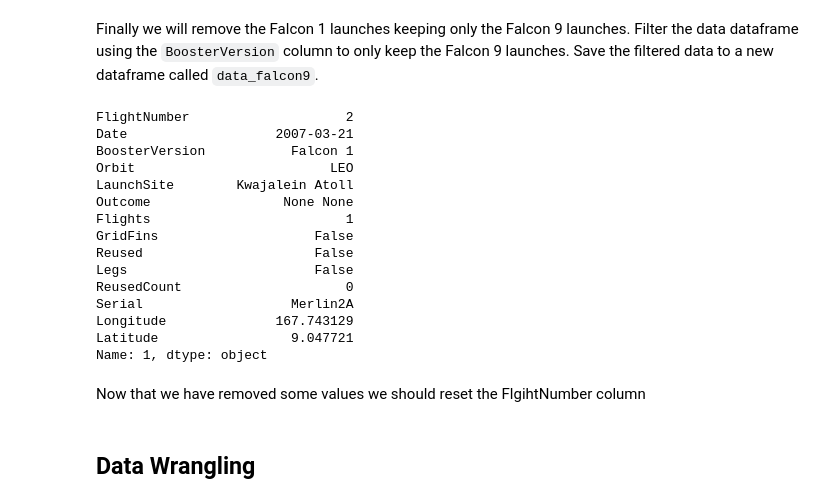
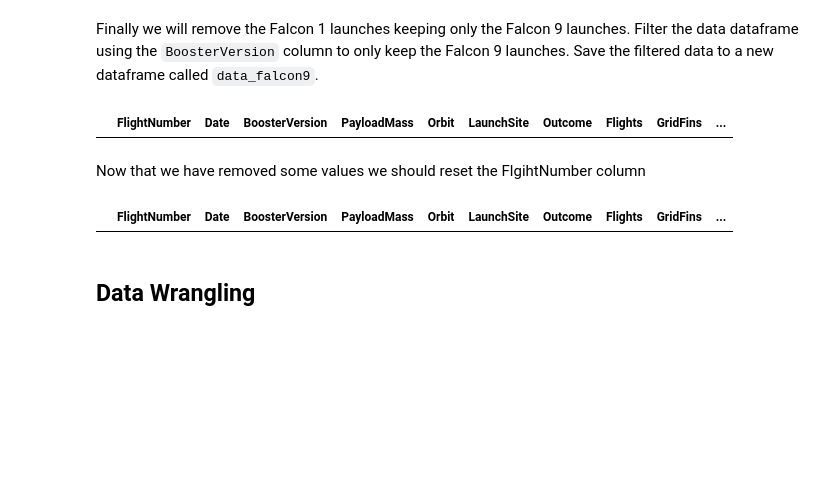
Before and after one commit to HedonisticOpportunist/IBM_Data_Science, a Jupyter notebook: notebooks/jupyter-labs-spacex-data-collection-api.ipynb, the cells around one changed output. Cells and saved outputs as stored; diff of their text form; code cells hidden in the pictures; blank space fills up the shorter version.

```diff
--- a/notebooks/jupyter-labs-spacex-data-collection-api.ipynb
+++ b/notebooks/jupyter-labs-spacex-data-collection-api.ipynb
@@ -276,31 +280,17 @@ revised_df.describe()
 Finally we will remove the Falcon 1 launches keeping only the Falcon 9 launches. Filter the data dataframe using the <code>BoosterVersion</code> column to only keep the Falcon 9 launches. Save the filtered data to a new dataframe called <code>data_falcon9</code>.
 # %%
 # Filter to only display Falcon 9 launches
-data_falcon9 = revised_df['BoosterVersion' != 'Falcon 1']
+data_falcon9 = launch_df.loc[launch_df['BoosterVersion'] != 'Falcon 1']
 data_falcon9
-
-# This is clearly not working.
 # %% [output]
-FlightNumber                    2
-Date                   2007-03-21
-BoosterVersion           Falcon 1
-Orbit                         LEO
-LaunchSite        Kwajalein Atoll
-Outcome                 None None
-Flights                         1
-GridFins                    False
-Reused                      False
-Legs                        False
-ReusedCount                     0
-Serial                   Merlin2A
-Longitude              167.743129
-Latitude                 9.047721
-Name: 1, dtype: object
+|  | FlightNumber | Date | BoosterVersion | PayloadMass | Orbit | LaunchSite | Outcome | Flights | GridFins | ... |
 # %% [markdown]
 Now that we have removed some values we should reset the FlgihtNumber column
 # %%
-# data_falcon9.loc[:,'FlightNumber'] = list(range(1, data_falcon9.shape[0]+1))
-# data_falcon9 Commented out as this is not working
+data_falcon9.loc[:,'FlightNumber'] = list(range(1, data_falcon9.shape[0]+1))
+data_falcon9
+# %% [output]
+|  | FlightNumber | Date | BoosterVersion | PayloadMass | Orbit | LaunchSite | Outcome | Flights | GridFins | ... |
 # %% [markdown]
 ## Data Wrangling
 # %% [markdown]
```
Also changed, not shown: parts of 6 cells of this notebook.
